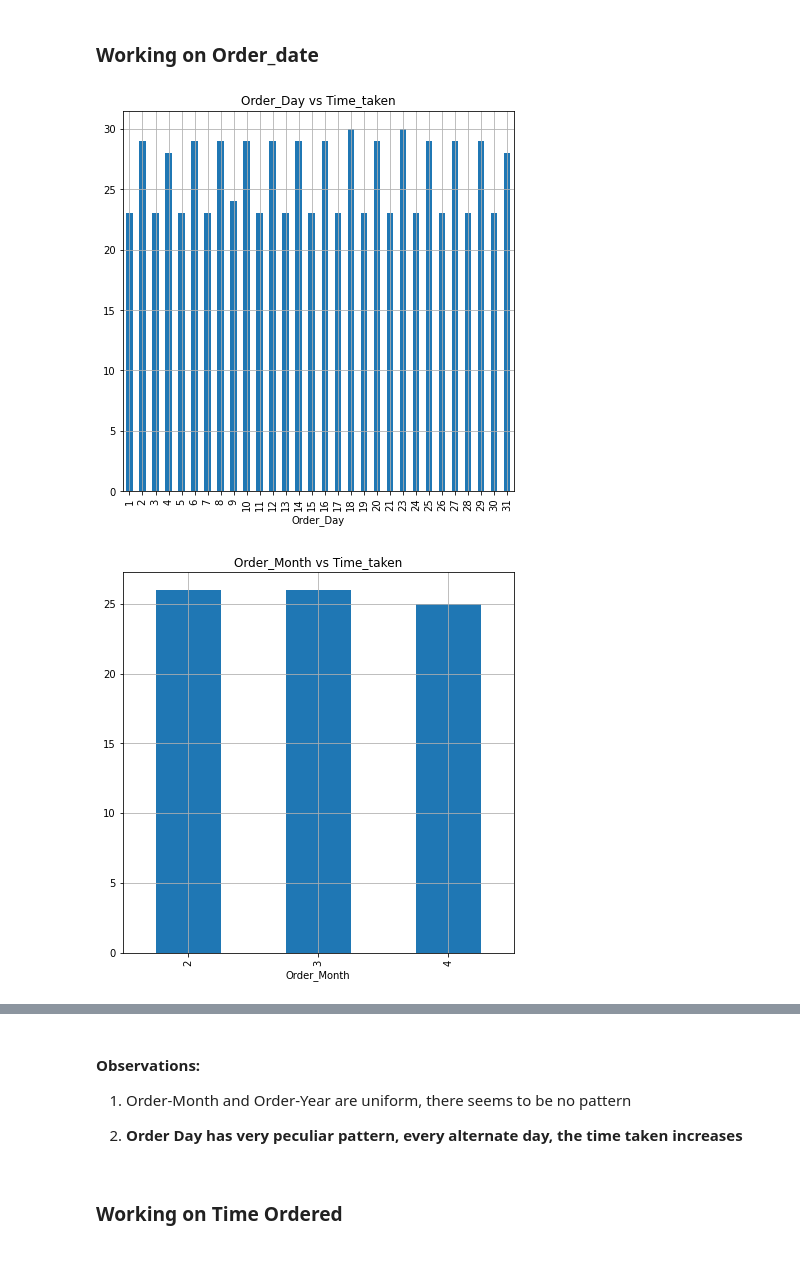
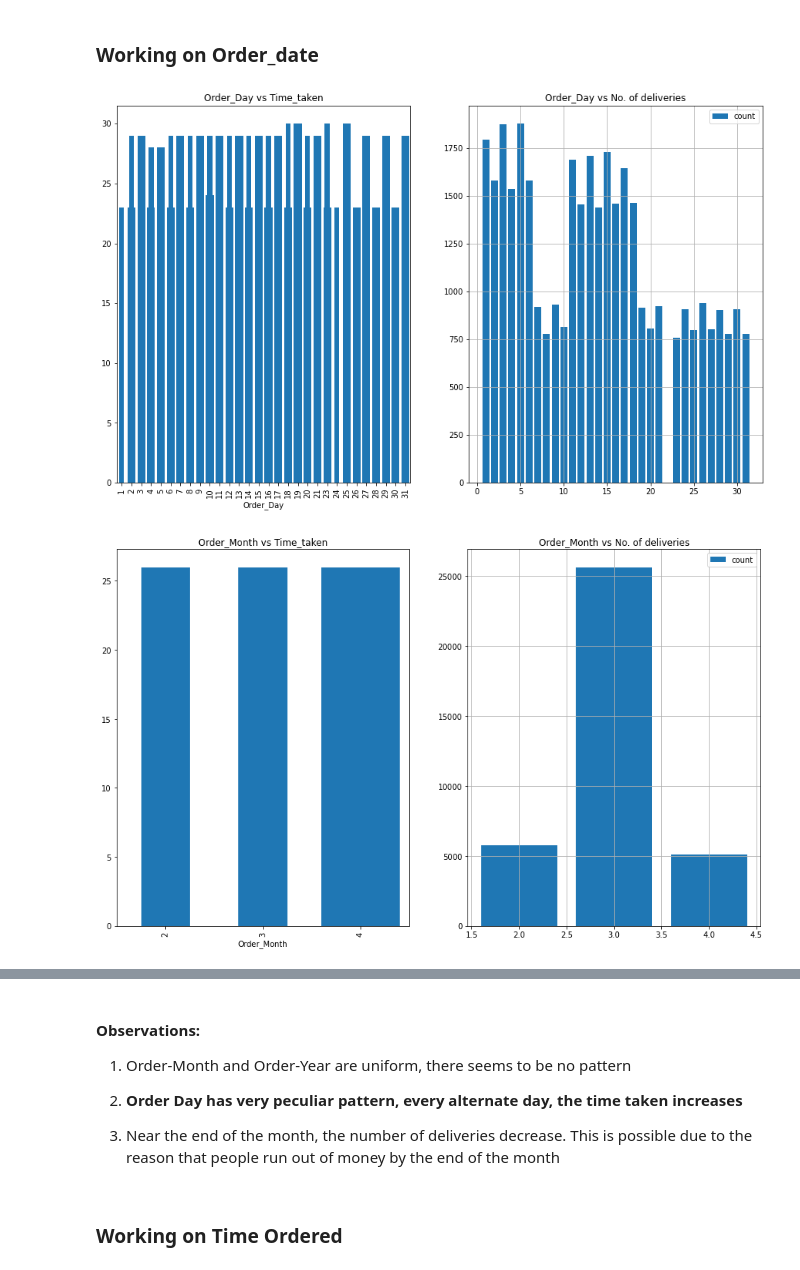
Before and after one commit to Rachinder3/ETA-for-food-deliveries-using-ML, a Jupyter notebook: notebooks/2. EDA.ipynb, the cells around one changed output, grey strips where cells are left out. Cells and saved outputs as stored; diff of their text form; code cells hidden in the pictures.

```diff
--- a/notebooks/2. EDA.ipynb
+++ b/notebooks/2. EDA.ipynb
@@ -206,11 +205,23 @@ data['Order_Month'] = data['Order_Date'].str.split('-').str[1].astype(int)
 data['Order-Year'] = data['Order_Date'].str.split('-').str[2].astype(int)
 # %%
 for feature in ['Order_Day', 'Order_Month' , 'Order-Year']:
-    plt.figure(figsize=(7,7))
+    plt.figure(figsize=(15,9))
+
+    plt.subplot(1,2,1)
+    plt.grid()
+    plt.bar(data.groupby(feature)[TARGET_FEATURE].median().index,data.groupby(feature)[TARGET_FEATURE].median(), label= TARGET_FEATURE)
     data.groupby(feature)[TARGET_FEATURE].median().plot.bar()
+    plt.title(f"{feature} vs {TARGET_FEATURE}")
+
+
+    plt.subplot(1,2,2)
+    plt.bar(data.groupby(feature)[TARGET_FEATURE].count().index,data.groupby(feature)[feature].count(), label = "count")
+
+
     plt.grid()
-    plt.title(f"{feature} vs {TARGET_FEATURE}")
+    plt.legend()
+    plt.title(f"{feature} vs No. of deliveries")
     plt.show()
 # %% [output]
-[figure, old version]
+[figure, new version]
-[figure, old version]
+[figure, new version]
@@ -221,6 +232,8 @@ for feature in ['Order_Day', 'Order_Month' , 'Order-Year']:
 1. Order-Month and Order-Year are uniform, there seems to be no pattern
 
 2. <strong>Order Day has very peculiar pattern, every alternate day, the time taken increases</strong>
+
+3. Near the end of the month, the number of deliveries decrease. This is possible due to the reason that people run out of money by the end of the month
 # %% [markdown]
 ### Working on Time Ordered
 # %%
```
Also changed, not shown: parts of 31 cells of this notebook, 1 other file.
